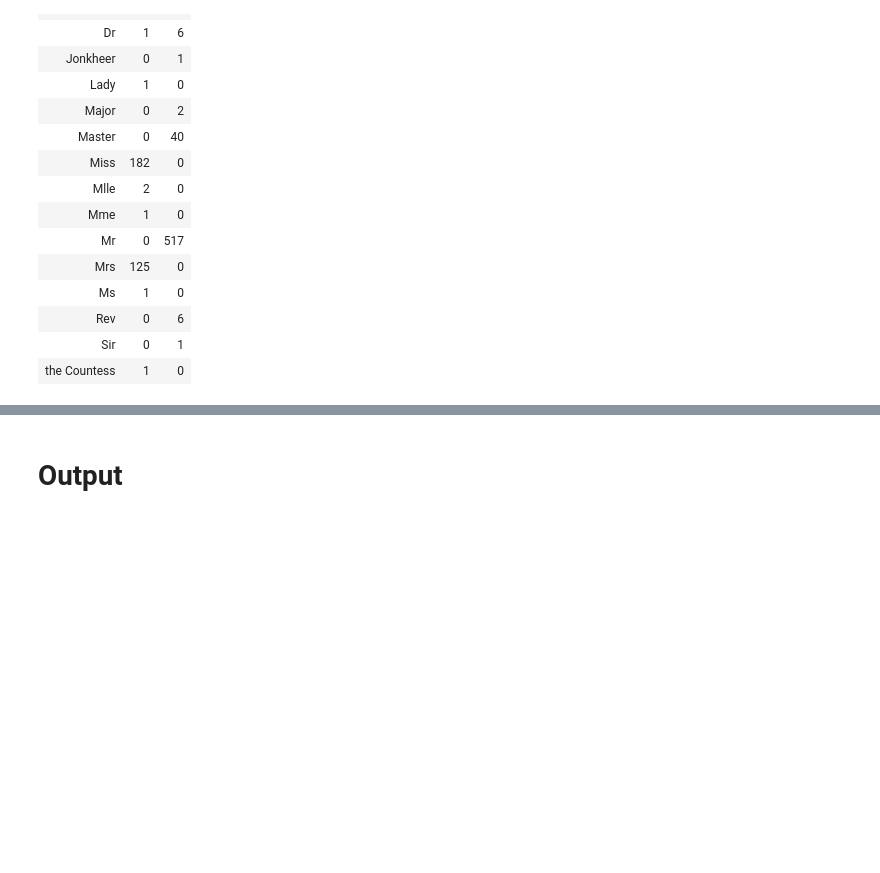
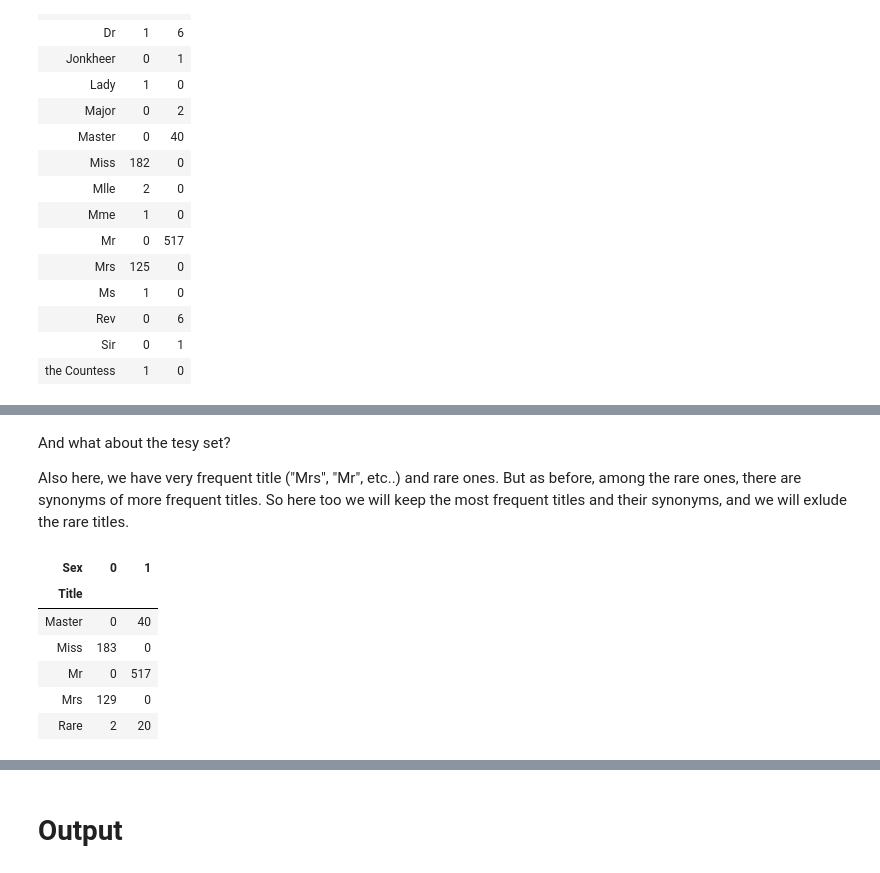
Before and after one commit to LivLilli/Titanic-Machine-Learning-from-disaster, a Jupyter notebook: Titanic.ipynb, the cells around one changed output, grey strips where cells are left out. Drawn from its saved outputs; the diff is of its cells as text; code cells hidden in the pictures; blank space fills up the shorter version.

```diff
--- a/Titanic.ipynb
+++ b/Titanic.ipynb
@@ -695,0 +729,43 @@ pd.crosstab(train_withoutID["Title"], train_withoutID["Sex"])
+# %% [markdown]
+And what about the tesy set?
+
+Also here, we have very frequent title ("Mrs", "Mr", etc..) and rare ones. But as before, among the rare ones, there are synonyms of more frequent titles.
+So here too we will keep the most frequent titles and their synonyms, and we will exlude the rare titles.
+# %%
+#now we keep the most frequent title, the other will be classified as rare ones
+
+# replace 'Lady','Mlle', 'Ms' with 'Mrs' on train
+# use df.replace(to_replace, value)
+train_withoutID.Title = train_withoutID.Title.replace(to_replace=['Lady','Mlle', 'Ms'],
+                                                      value="Mrs")
+
+# replace "Mme" with "Miss" on train
+train_withoutID.Title = train_withoutID.Title.replace(to_replace="Mme", value= "Miss")
+
+
+# replace the rare ones which are not sinonyms of more frequent ones
+# so replace 'the Countess','Capt', 'Col', 'Don', 'Dr', 'Major', 'Rev', 'Sir', 'Jonkheer'
+# with "rare"
+train_withoutID.Title = train_withoutID.Title.replace(to_replace=['the Countess','Capt', 'Col',
+                                         'Don', 'Dr', 'Major', 'Rev', 'Sir', 'Jonkheer'],
+                                                     value = "Rare")
+
+# replace 'Col', 'Dona', 'Dr', 'Rev' with rare
+test_withoutID.Title = test_withoutID.Title.replace(to_replace=['Col', 'Dona', 'Dr', 'Rev'],
+                                                   value = "Rare")
+
+# replace "Ms" with Mrs
+test_withoutID.Title = test_withoutID.Title.replace(to_replace="Ms", value="Mrs")
+
+
+# cross tab to see frequencies of titles divided by sex
+
+pd.crosstab(train_withoutID["Title"], train_withoutID["Sex"])
+# %% [output]
+| Sex | 0 | 1 |
+| Title |  |  |
+| Master | 0 | 40 |
+| Miss | 183 | 0 |
+| Mr | 0 | 517 |
+| Mrs | 129 | 0 |
+| Rare | 2 | 20 |
```
Also changed, not shown: parts of 13 cells of this notebook.
